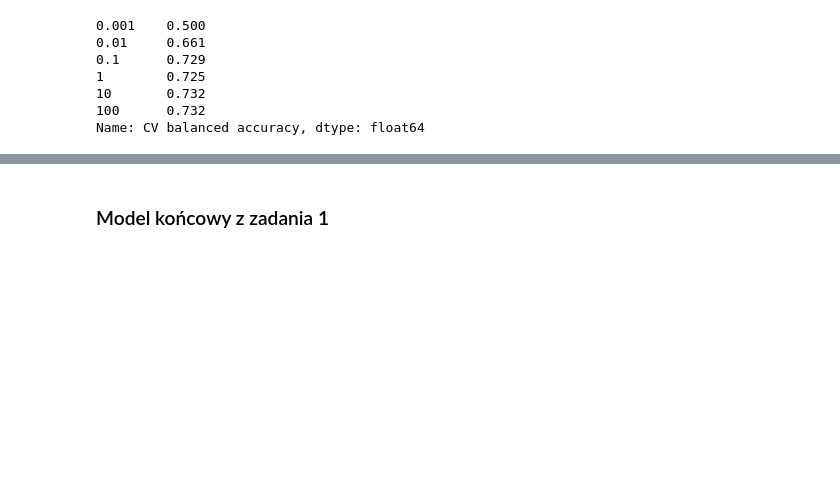
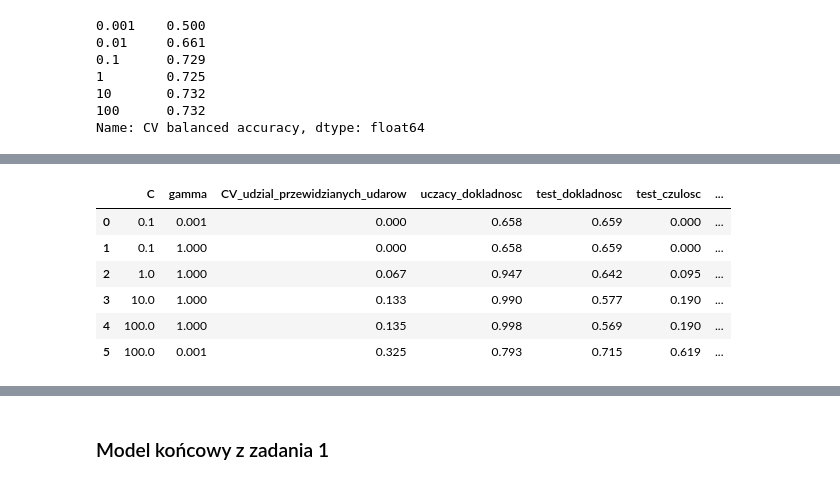
Before and after one commit to waclawik/Uczenie-maszynowe, a Jupyter notebook: Ćw_4_Wacławik_Zientarska.ipynb, the cells around one changed output, grey strips where cells are left out. Saved outputs shown, nothing was run; the diff lists cells and outputs as text; code cells hidden in the pictures; blank space fills up the shorter version.

```diff
--- a/Ćw_4_Wacławik_Zientarska.ipynb
+++ b/Ćw_4_Wacławik_Zientarska.ipynb
@@ -197,0 +242,4 @@ macierze_pomylek(svm_rbf, "SVM – jądro radialne (RBF)")
+# %%
+# Liczba poprawnych klasyfikacji na zbiorze testowym
+for nazwa, model in [("liniowe", svm_liniowy), ("wielomianowe", svm_wielomianowy), ("rbf", svm_rbf)]:
+    print(f"{nazwa}: {(model.predict(X_test) == y_test).sum()} z {len(y_test)}")
@@ -282,0 +339,24 @@ plt.show()
+# %%
+from sklearn.model_selection import cross_val_predict
+
+# Skrajne i najlepsze ustawienia z siatki RBF
+wiersze_rbf = []
+for c, gm in [(0.1, 0.001), (0.1, 1), (1, 1), (10, 1), (100, 1), (100, 0.001)]:
+    model = model_svm(kernel="rbf", C=c, gamma=gm)
+    pred_cv = cross_val_predict(model, X_train, y_train, cv=kfold)
+    model.fit(X_train, y_train)
+    wiersze_rbf.append({
+        "C": c, "gamma": gm,
+        "CV_udzial_przewidzianych_udarow": pred_cv.mean(),
+        "uczacy_dokladnosc": (model.predict(X_train) == y_train).mean(),
+        **{f"test_{m}": v for m, v in oblicz_miary(y_test, model.predict(X_test)).items()},
+    })
+pd.DataFrame(wiersze_rbf).round(3)
+# %% [output]
+|  | C | gamma | CV_udzial_przewidzianych_udarow | uczacy_dokladnosc | test_dokladnosc | test_czulosc | ... |
+| 0 | 0.1 | 0.001 | 0.000 | 0.658 | 0.659 | 0.000 | ... |
+| 1 | 0.1 | 1.000 | 0.000 | 0.658 | 0.659 | 0.000 | ... |
+| 2 | 1.0 | 1.000 | 0.067 | 0.947 | 0.642 | 0.095 | ... |
+| 3 | 10.0 | 1.000 | 0.133 | 0.990 | 0.577 | 0.190 | ... |
+| 4 | 100.0 | 1.000 | 0.135 | 0.998 | 0.569 | 0.190 | ... |
+| 5 | 100.0 | 0.001 | 0.325 | 0.793 | 0.715 | 0.619 | ... |
```
Also changed, not shown: parts of 19 cells of this notebook.
